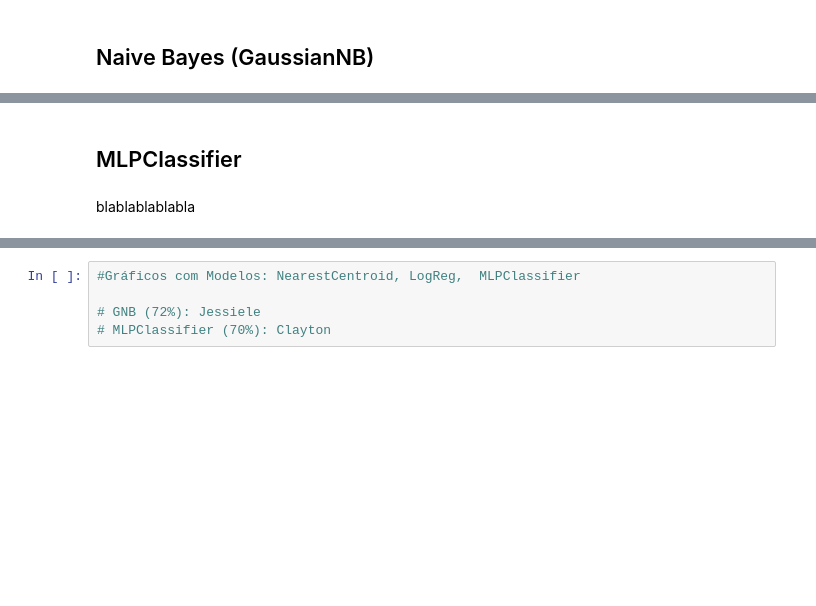
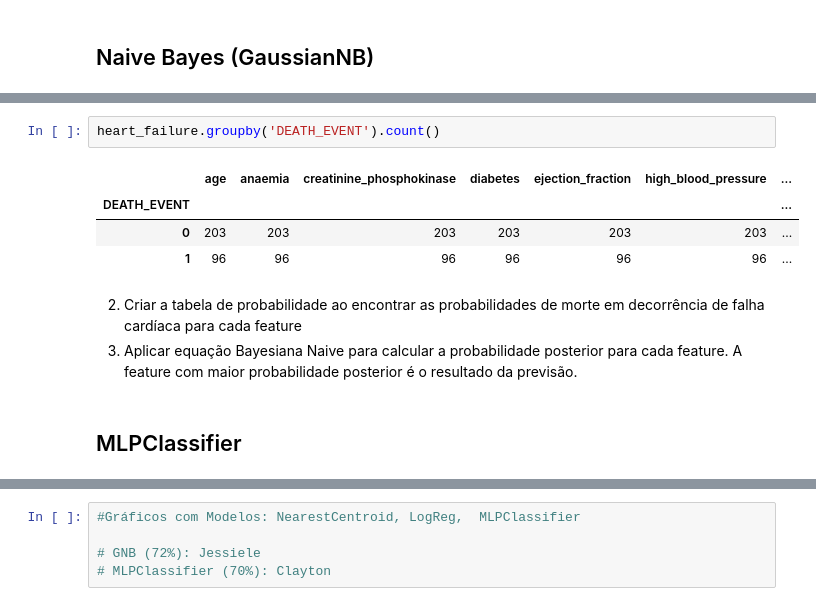
Before and after one commit to sielerod/Heart_Failure, a Jupyter notebook: heart_failure.ipynb, the cells around one changed output, grey strips where cells are left out. Cells and saved outputs as stored; diff of their text form; blank space fills up the shorter version.

```diff
--- a/heart_failure.ipynb
+++ b/heart_failure.ipynb
@@ -458,4 +480,13 @@ Por ser uma análise condicional, é importante que os atributos utilizados como
+# %%
+heart_failure.groupby('DEATH_EVENT').count()
+# %% [output]
+|  | age | anaemia | creatinine_phosphokinase | diabetes | ejection_fraction | high_blood_pressure | ... |
+| DEATH_EVENT |  |  |  |  |  |  | ... |
+| 0 | 203 | 203 | 203 | 203 | 203 | 203 | ... |
+| 1 | 96 | 96 | 96 | 96 | 96 | 96 | ... |
+# %% [markdown]
+
+2.   Criar a tabela de probabilidade ao encontrar as probabilidades de morte em decorrência de falha cardíaca para cada feature
+3.   Aplicar equação Bayesiana Naive para calcular a probabilidade posterior para cada feature. A feature com maior probabilidade posterior é o resultado da previsão.
 # %% [markdown]
 ## MLPClassifier
-# %% [markdown]
-blablablablabla
```
Also changed, not shown: parts of 30 cells of this notebook.
